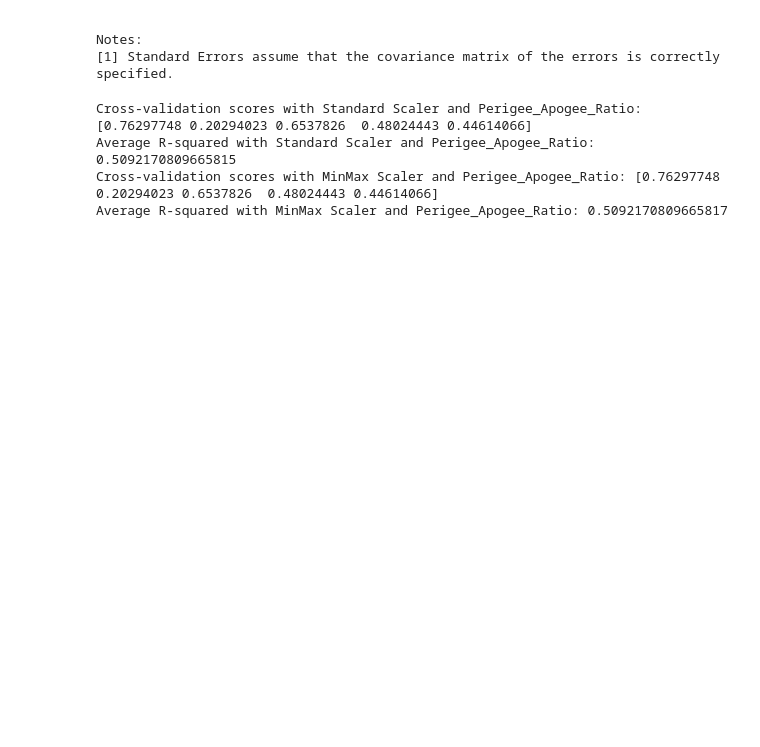
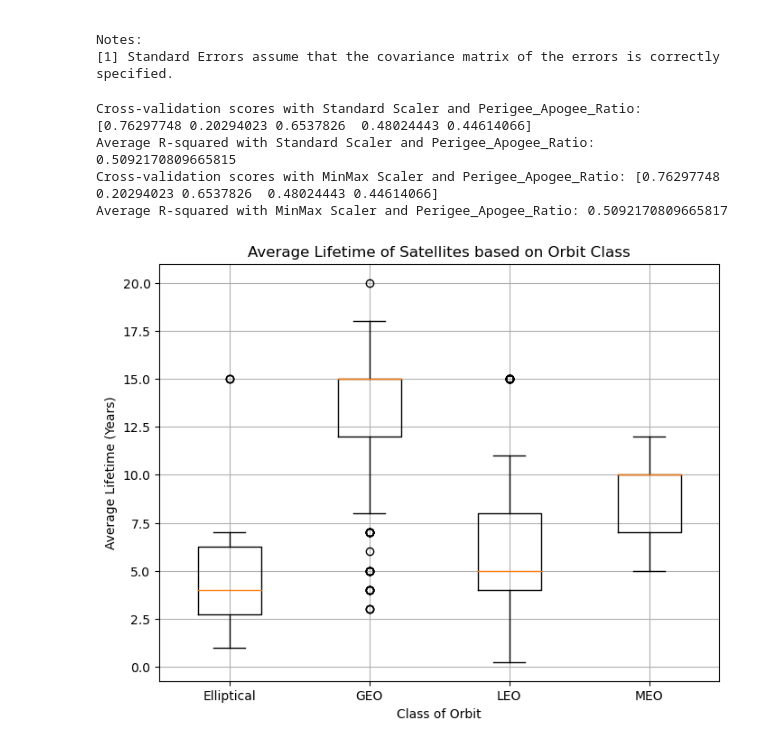
Before and after one commit to joshlynj/active_satellites, a Jupyter notebook: notebooks/EDA.ipynb, the cells around one changed output. Saved outputs shown, nothing was run; the diff lists cells and outputs as text; code cells hidden in the pictures; blank space fills up the shorter version.

Commit message:
made plot of orbits based on life expectancy for hypothesis

```diff
--- a/notebooks/EDA.ipynb
+++ b/notebooks/EDA.ipynb
@@ -814,3 +814,17 @@ Cross-validation scores with Standard Scaler and Perigee_Apogee_Ratio: [0.762977
 Average R-squared with Standard Scaler and Perigee_Apogee_Ratio: 0.5092170809665815
 Cross-validation scores with MinMax Scaler and Perigee_Apogee_Ratio: [0.76297748 0.20294023 0.6537826  0.48024443 0.44614066]
 Average R-squared with MinMax Scaler and Perigee_Apogee_Ratio: 0.5092170809665817
+# %%
+# Group data by 'Class of Orbit' and calculate the average lifetime for each group
+average_lifetime_by_orbit = subset_df.groupby('Class of Orbit')['Expected Lifetime (Years)'].mean()
+
+# Create a boxplot to visualize the average lifetime based on the orbit class
+plt.figure(figsize=(8, 6))
+plt.boxplot(subset_df.groupby('Class of Orbit')['Expected Lifetime (Years)'].apply(list), labels=average_lifetime_by_orbit.index)
+plt.xlabel('Class of Orbit')
+plt.ylabel('Average Lifetime (Years)')
+plt.title('Average Lifetime of Satellites based on Orbit Class')
+plt.grid(True)
+plt.show()
+# %% [output]
+[figure, added]
```
Also changed, not shown: parts of 1 cell of this notebook.
